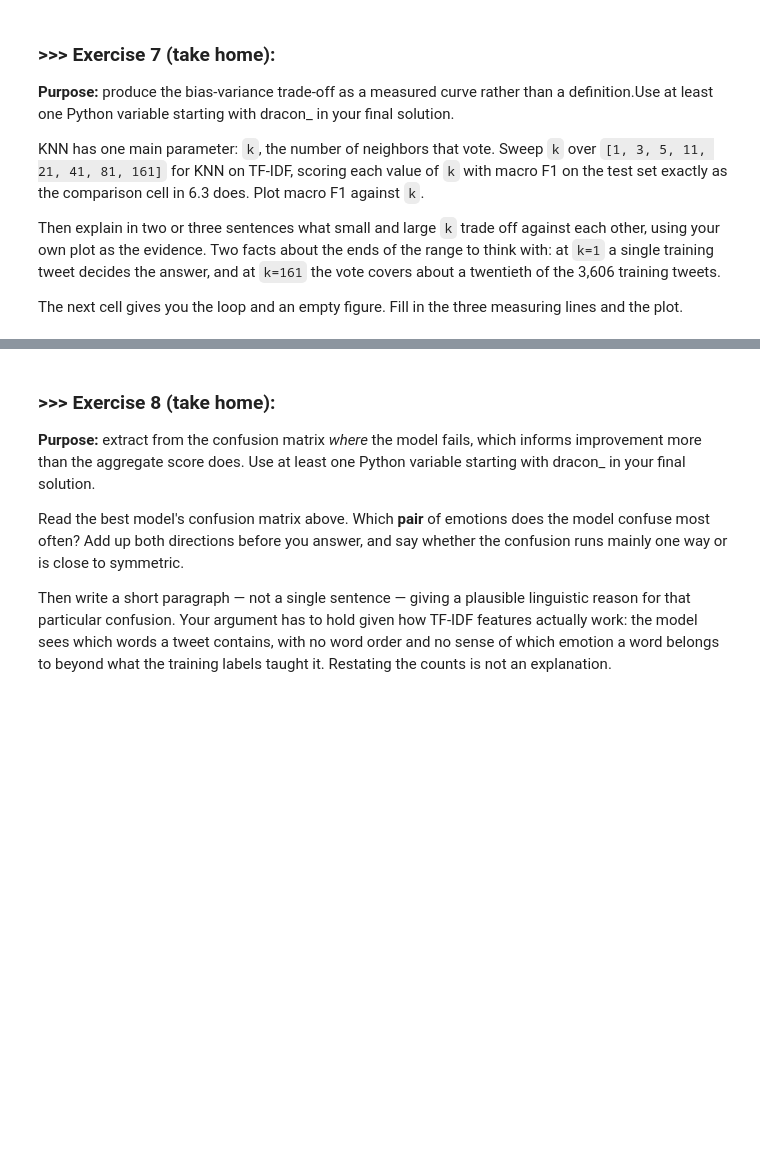
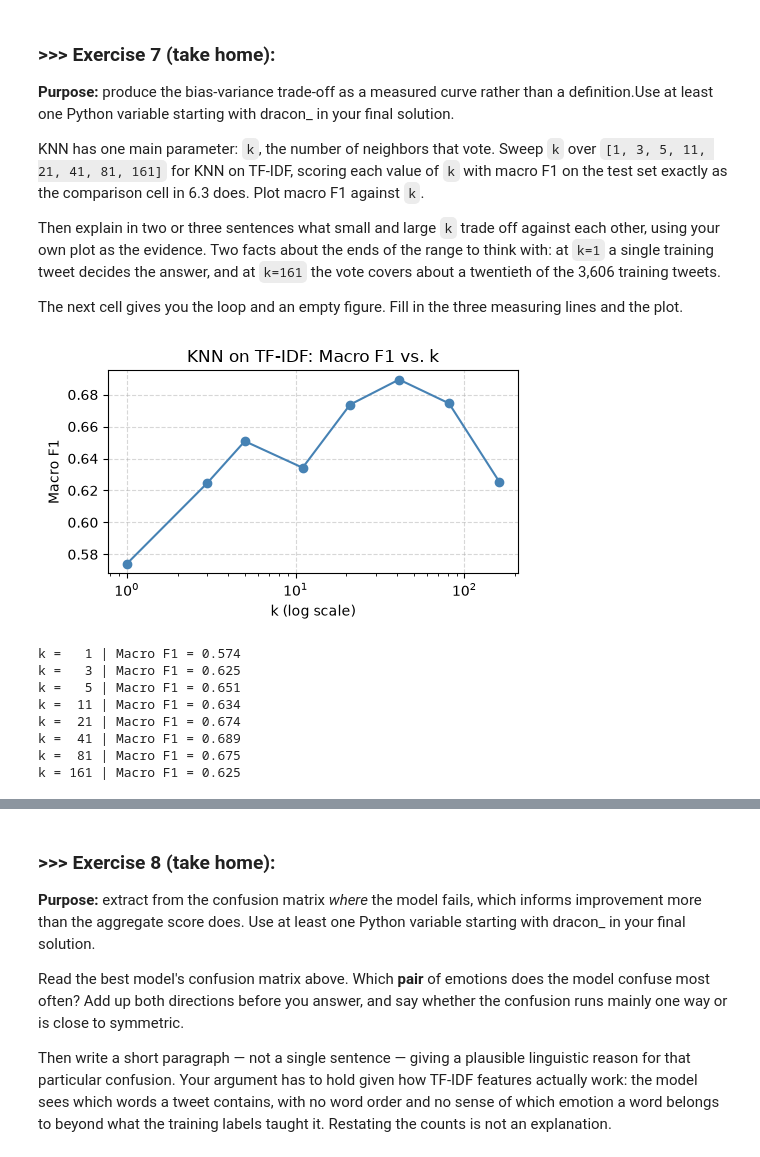
Before and after one commit to sean3136/DM2026-Lab2-Exercise, a Jupyter notebook: DM2026-Lab2-Master.ipynb, the cells around one changed output, grey strips where cells are left out. Cells and saved outputs as stored; diff of their text form; code cells hidden in the pictures; blank space fills up the shorter version.

```diff
--- a/DM2026-Lab2-Master.ipynb
+++ b/DM2026-Lab2-Master.ipynb
@@ -1307,23 +1502,36 @@ Then explain in two or three sentences what small and large `k` trade off agains
 
 The next cell gives you the loop and an empty figure. Fill in the three measuring lines and the plot.
 # %%
-# Scaffold for Exercise 7. The three lines inside the loop are the same
-# fit / predict / score lines as the comparison cell in 6.3.
 k_values = [1, 3, 5, 11, 21, 41, 81, 161]
 scores = []
 
 for k in k_values:
-    # TODO: fit KNeighborsClassifier(n_neighbors=k) on X_train_tfidf, y_train
-    # TODO: predict on X_test_tfidf
-    # TODO: append f1_score(y_test, y_pred, average="macro") to `scores`
-    pass
+    knn = KNeighborsClassifier(n_neighbors=k)
+    knn.fit(X_train_tfidf, y_train)
+    y_pred = knn.predict(X_test_tfidf)
+    scores.append(f1_score(y_test, y_pred, average="macro"))
 
 fig, ax = plt.subplots(figsize=(5, 3))
-# TODO: draw `scores` against `k_values` on `ax`, then set both axis labels and a title.
-# k runs from 1 to 161, so ax.set_xscale("log") spreads the small values out.
+ax.plot(k_values, scores, marker="o", color="steelblue", linewidth=1.5)
+ax.set_xscale("log")
+ax.set_xlabel("k (log scale)")
+ax.set_ylabel("Macro F1")
+ax.set_title("KNN on TF-IDF: Macro F1 vs. k")
+ax.grid(True, linestyle="--", alpha=0.5)
 
 plt.tight_layout()
 plt.show()
 
-# --- Your two or three sentences on what small vs. large k trades off ---
-# 1.
+# Print values for reference
+for k, s in zip(k_values, scores):
+    print(f"k = {k:3d} | Macro F1 = {s:.3f}")
+# %% [output]
+[figure, added]
+k =   1 | Macro F1 = 0.574
+k =   3 | Macro F1 = 0.625
+k =   5 | Macro F1 = 0.651
+k =  11 | Macro F1 = 0.634
+k =  21 | Macro F1 = 0.674
+k =  41 | Macro F1 = 0.689
+k =  81 | Macro F1 = 0.675
+k = 161 | Macro F1 = 0.625
```
Also changed, not shown: parts of 34 cells of this notebook, 1 other file.
